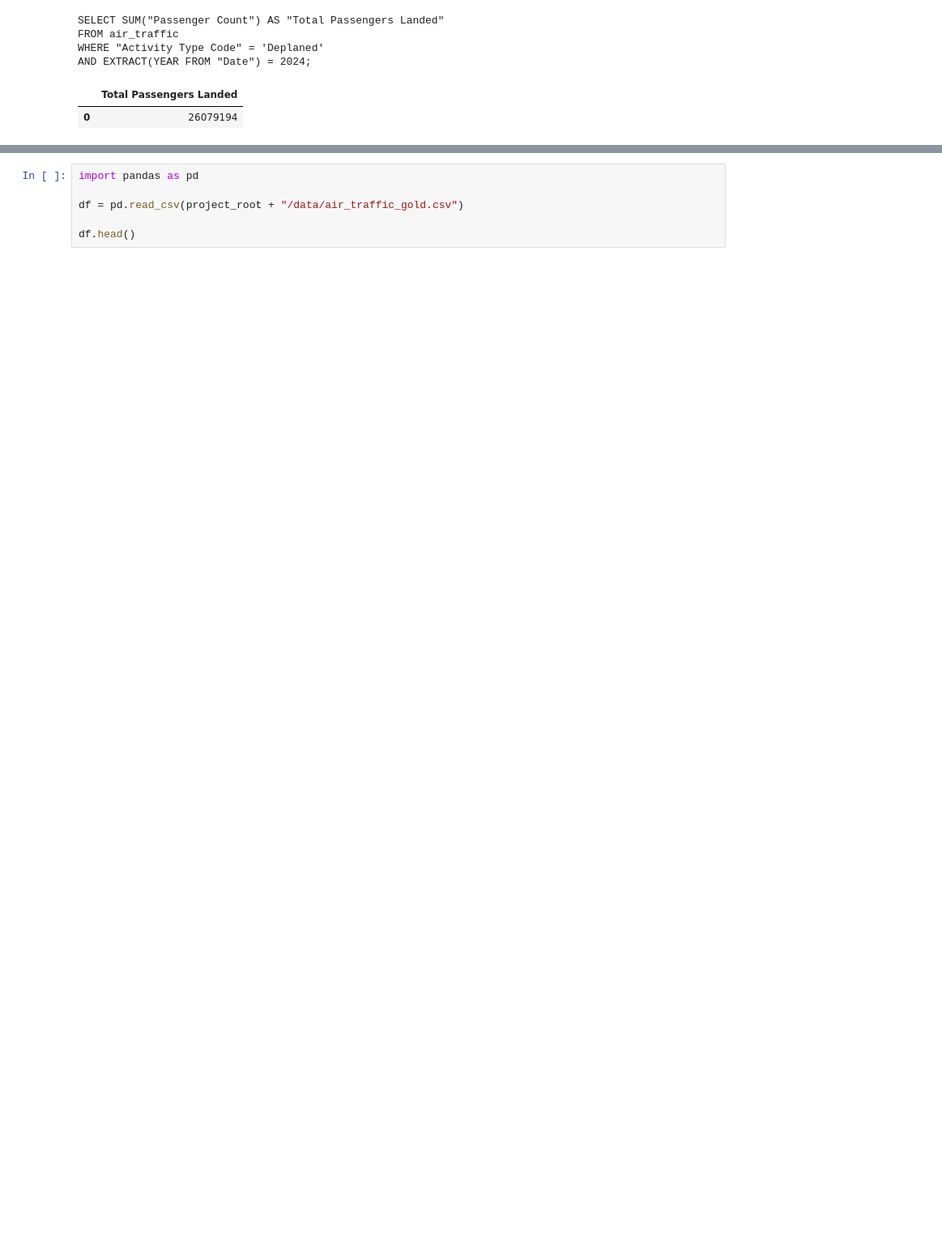
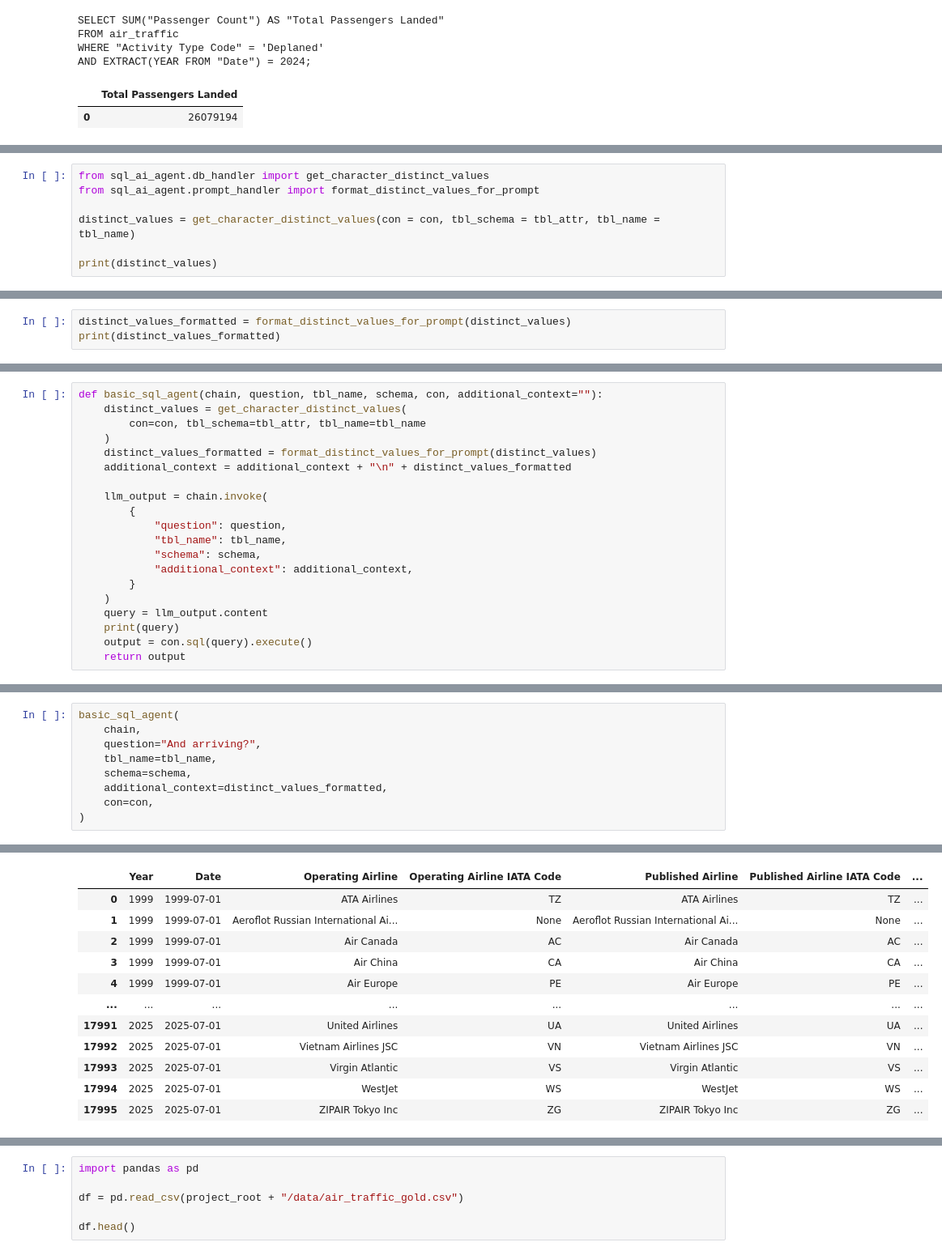
Before and after one commit to spectrumefficiencylimited/build-with-ai-safe-and-scalable-sql-ai-agents-2757076, a Jupyter notebook: Testing/prompts.ipynb, the cells around one changed output, grey strips where cells are left out. Shown at 81% size. Saved outputs shown, nothing was run; the diff lists cells and outputs as text; blank space fills up the shorter version.

```diff
--- a/Testing/prompts.ipynb
+++ b/Testing/prompts.ipynb
@@ -151,0 +201,7 @@ WHERE
+# %%
+from sql_ai_agent.db_handler import get_character_distinct_values
+from sql_ai_agent.prompt_handler import format_distinct_values_for_prompt
+
+distinct_values = get_character_distinct_values(con = con, tbl_schema = tbl_attr, tbl_name = tbl_name)
+
+print(distinct_values)
@@ -151,0 +210,3 @@ WHERE
+# %%
+distinct_values_formatted = format_distinct_values_for_prompt(distinct_values)
+print(distinct_values_formatted)
@@ -151,0 +240,20 @@ WHERE
+# %%
+def basic_sql_agent(chain, question, tbl_name, schema, con, additional_context=""):
+    distinct_values = get_character_distinct_values(
+        con=con, tbl_schema=tbl_attr, tbl_name=tbl_name
+    )
+    distinct_values_formatted = format_distinct_values_for_prompt(distinct_values)
+    additional_context = additional_context + "\n" + distinct_values_formatted
+
+    llm_output = chain.invoke(
+        {
+            "question": question,
+            "tbl_name": tbl_name,
+            "schema": schema,
+            "additional_context": additional_context,
+        }
+    )
+    query = llm_output.content
+    print(query)
+    output = con.sql(query).execute()
+    return output
@@ -151,0 +292,10 @@ WHERE
+# %%
+basic_sql_agent(
+    chain,
+    question="And arriving?",
+    tbl_name=tbl_name,
+    schema=schema,
+    additional_context=distinct_values_formatted,
+    con=con,
+)
+# %% [output]
@@ -151,0 +305,12 @@ WHERE
+|  | Year | Date | Operating Airline | Operating Airline IATA Code | Published Airline | Published Airline IATA Code | ... |
+| 0 | 1999 | 1999-07-01 | ATA Airlines | TZ | ATA Airlines | TZ | ... |
+| 1 | 1999 | 1999-07-01 | Aeroflot Russian International Ai... | None | Aeroflot Russian International Ai... | None | ... |
+| 2 | 1999 | 1999-07-01 | Air Canada | AC | Air Canada | AC | ... |
+| 3 | 1999 | 1999-07-01 | Air China | CA | Air China | CA | ... |
+| 4 | 1999 | 1999-07-01 | Air Europe | PE | Air Europe | PE | ... |
+| ... | ... | ... | ... | ... | ... | ... | ... |
+| 17991 | 2025 | 2025-07-01 | United Airlines | UA | United Airlines | UA | ... |
+| 17992 | 2025 | 2025-07-01 | Vietnam Airlines JSC | VN | Vietnam Airlines JSC | VN | ... |
+| 17993 | 2025 | 2025-07-01 | Virgin Atlantic | VS | Virgin Atlantic | VS | ... |
+| 17994 | 2025 | 2025-07-01 | WestJet | WS | WestJet | WS | ... |
+| 17995 | 2025 | 2025-07-01 | ZIPAIR Tokyo Inc | ZG | ZIPAIR Tokyo Inc | ZG | ... |
```
Also changed, not shown: parts of 14 cells of this notebook, 6 other files.
